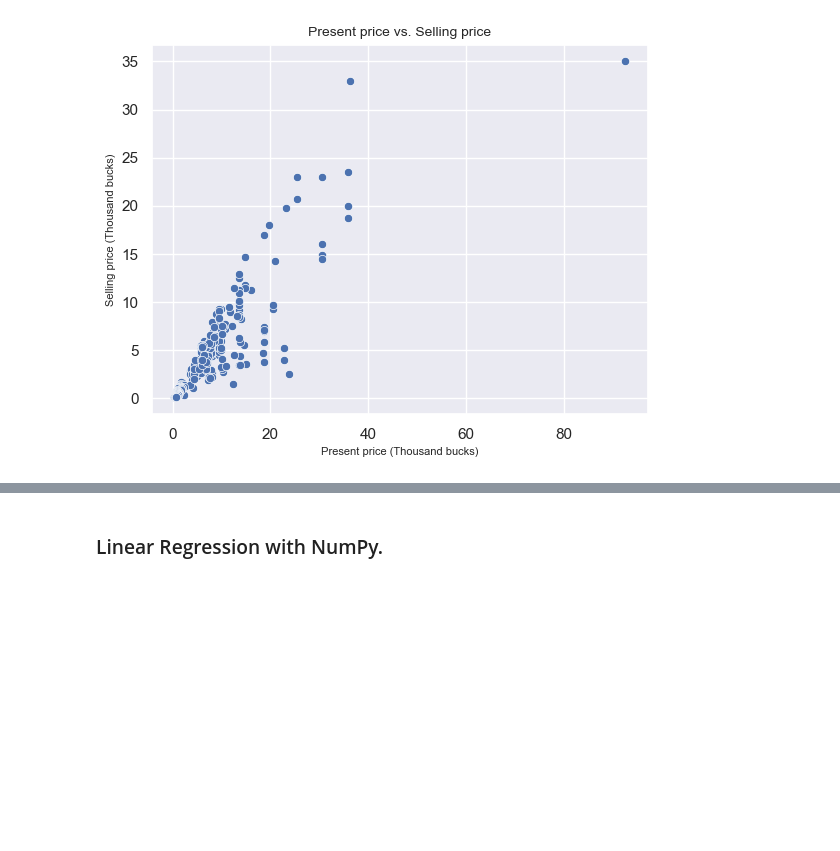
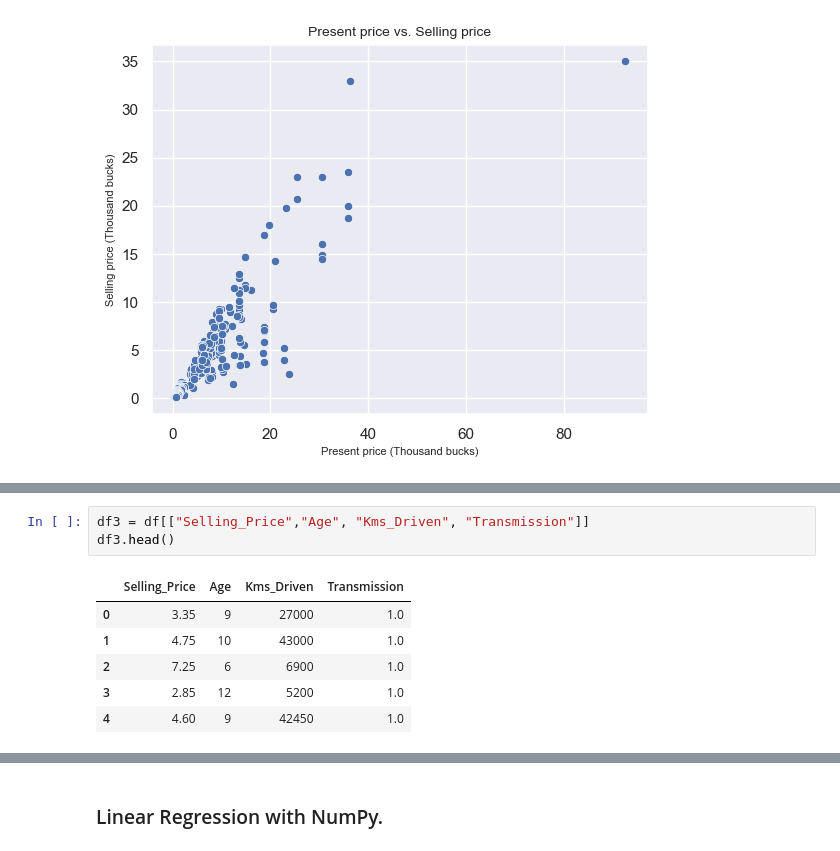
Before and after one commit to hamdain-mazen/New-Car, a Jupyter notebook: new_car.ipynb, the cells around one changed output, grey strips where cells are left out. Drawn from its saved outputs; the diff is of its cells as text; blank space fills up the shorter version.

```diff
--- a/new_car.ipynb
+++ b/new_car.ipynb
@@ -479,0 +493,10 @@ plt.show()
+# %%
+df3 = df[["Selling_Price","Age", "Kms_Driven", "Transmission"]]
+df3.head()
+# %% [output]
+|  | Selling_Price | Age | Kms_Driven | Transmission |
+| 0 | 3.35 | 9 | 27000 | 1.0 |
+| 1 | 4.75 | 10 | 43000 | 1.0 |
+| 2 | 7.25 | 6 | 6900 | 1.0 |
+| 3 | 2.85 | 12 | 5200 | 1.0 |
+| 4 | 4.60 | 9 | 42450 | 1.0 |
```
Also changed, not shown: parts of 27 cells of this notebook.
